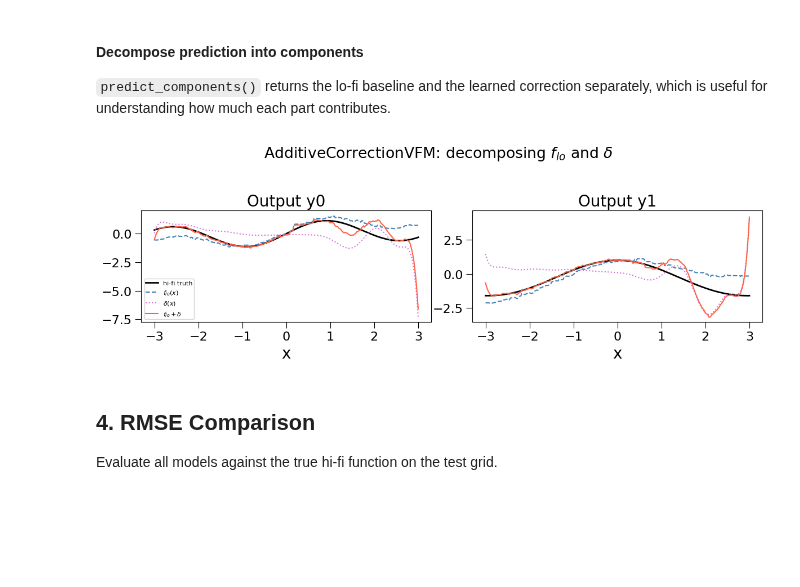
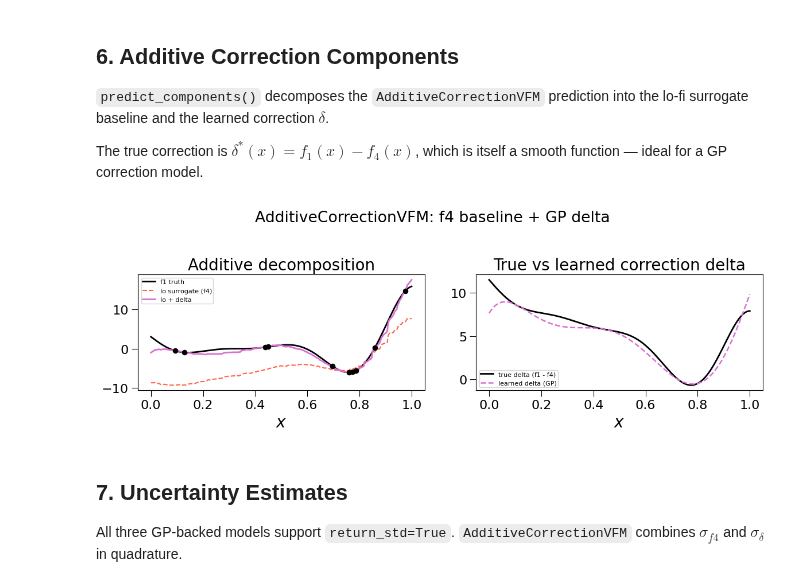
Before and after one commit to takotime808/multioutreg, a Jupyter notebook: examples/mf_surrogates.ipynb, the cells around one changed output. Cells and saved outputs as stored; diff of their text form; code cells hidden in the pictures; blank space fills up the shorter version.

```diff
--- a/examples/mf_surrogates.ipynb
+++ b/examples/mf_surrogates.ipynb
@@ -191,26 +241,41 @@ AdditiveCorrectionVFM std shape:         (300, 2)
 # %% [markdown]
-#### Decompose prediction into components
+## 6. Additive Correction Components
 
-`predict_components()` returns the lo-fi baseline and the learned correction separately, which is useful for understanding how much each part contributes.
+`predict_components()` decomposes the `AdditiveCorrectionVFM` prediction
+into the lo-fi surrogate baseline and the learned correction $\delta$.
+
+The true correction is $\delta^*(x) = f_1(x) - f_4(x)$, which is itself
+a smooth function — ideal for a GP correction model.
 # %%
-y_lo_component, delta_component = additive.predict_components(X_test)
+y_lo_comp, delta_comp = additive.predict_components(X_test)
+true_delta = forrester_f1(X_test) - forrester_f4(X_test)
 
-fig, axes = plt.subplots(1, 2, figsize=(12, 4), sharex=True)
-for j, ax in enumerate(axes):
-    ax.plot(X_test[:, 0], Y_true[:, j],          color="black",     lw=2,   label="hi-fi truth")
-    ax.plot(X_test[:, 0], y_lo_component[:, j],   color="steelblue", lw=1.5, ls="--", label="$f_{lo}(x)$")
-    ax.plot(X_test[:, 0], delta_component[:, j],  color="orchid",    lw=1.5, ls=":",  label="$\\delta(x)$")
-    ax.plot(X_test[:, 0], y_additive[:, j],        color="tomato",    lw=1.5, label="$f_{lo} + \\delta$")
-    ax.set_title(f"Output y{j}")
-    ax.set_xlabel("x")
-axes[0].legend(fontsize=8)
-fig.suptitle("AdditiveCorrectionVFM: decomposing $f_{lo}$ and $\\delta$", y=1.02)
+fig, axes = plt.subplots(1, 2, figsize=(12, 4))
+
+ax = axes[0]
+ax.plot(X_test[:, 0], Y_true[:, 0],    color="black",     lw=2,   label="f1 truth")
+ax.plot(X_test[:, 0], y_lo_comp[:, 0], color="tomato",    lw=1.5, ls="--", label="lo surrogate (f4)")
+ax.plot(X_test[:, 0], (y_lo_comp + delta_comp)[:, 0], color="orchid", lw=2, label="lo + delta")
+ax.scatter(X["f1"][:, 0], Y["f1"][:, 0], s=35, color="black", zorder=5)
+ax.legend(fontsize=8)
+ax.set_title("Additive decomposition")
+ax.set_xlabel("$x$")
+
+ax = axes[1]
+ax.plot(X_test[:, 0], true_delta[:, 0],  color="black",  lw=2,   label="true delta (f1 - f4)")
+ax.plot(X_test[:, 0], delta_comp[:, 0],  color="orchid", lw=1.8, ls="--", label="learned delta (GP)")
+ax.legend(fontsize=8)
+ax.set_title("True vs learned correction delta")
+ax.set_xlabel("$x$")
+
+fig.suptitle("AdditiveCorrectionVFM: f4 baseline + GP delta", y=1.02)
 fig.tight_layout()
 plt.show()
 # %% [output]
-[figure, old version]
+[figure, new version]
 # %% [markdown]
-## 4. RMSE Comparison
+## 7. Uncertainty Estimates
 
-Evaluate all models against the true hi-fi function on the test grid.
+All three GP-backed models support `return_std=True`.
+`AdditiveCorrectionVFM` combines $\sigma_{f4}$ and $\sigma_\delta$ in quadrature.
 # %%
```
Also changed, not shown: parts of 21 cells of this notebook, 1 other file.
